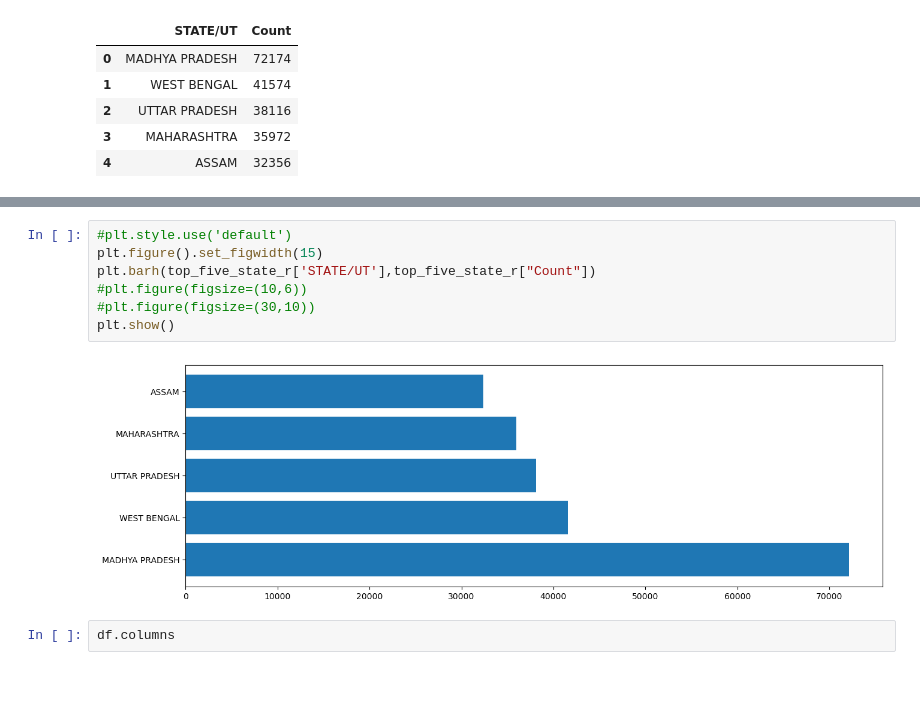
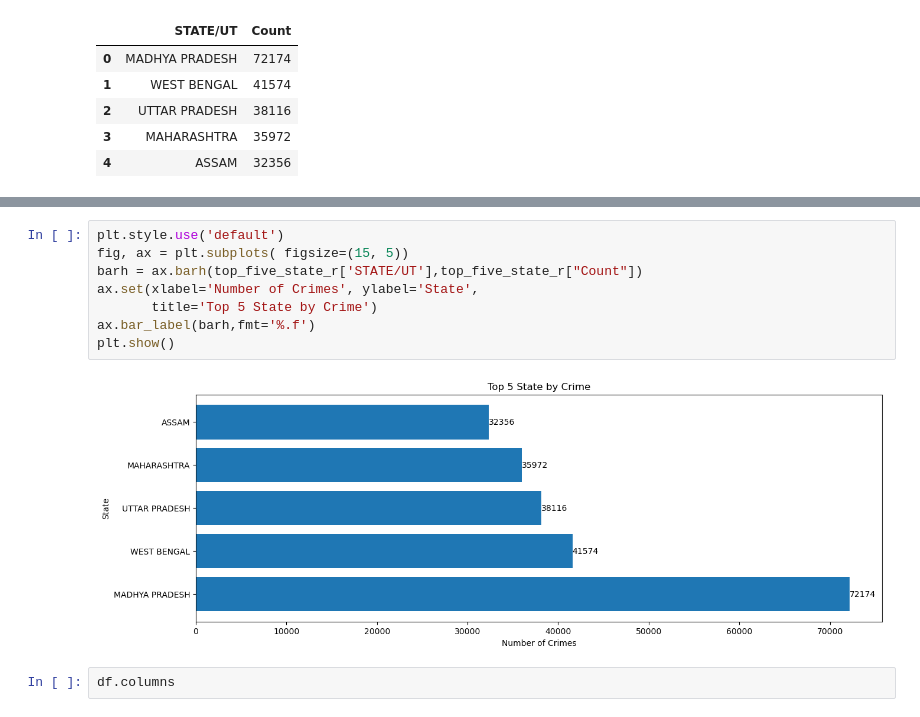
Before and after one commit to ramashish786/Analysis-of-Crime-Against-Women, a Jupyter notebook: Crime Against Women in India Visualisation.ipynb, the cells around one changed output, grey strips where cells are left out. Cells and saved outputs as stored; diff of their text form; blank space fills up the shorter version.

```diff
--- a/Crime Against Women in India Visualisation.ipynb
+++ b/Crime Against Women in India Visualisation.ipynb
@@ -156,12 +146,13 @@ plt.show()
-# %%
-#plt.style.use('default')
-plt.figure().set_figwidth(15)
-plt.barh(top_five_state_r['STATE/UT'],top_five_state_r["Count"])
-#plt.figure(figsize=(10,6))
-#plt.figure(figsize=(30,10))
-plt.show()
-# %% [output]
-[figure, removed]
+# %%
+plt.style.use('default')
+fig, ax = plt.subplots( figsize=(15, 5))
+barh = ax.barh(top_five_state_r['STATE/UT'],top_five_state_r["Count"])
+ax.set(xlabel='Number of Crimes', ylabel='State',
+       title='Top 5 State by Crime')
+ax.bar_label(barh,fmt='%.f')
+plt.show()
+# %% [output]
+[figure, added]
 # %%
 df.columns
 # %% [output]
```
Also changed, not shown: parts of 2 cells of this notebook.
